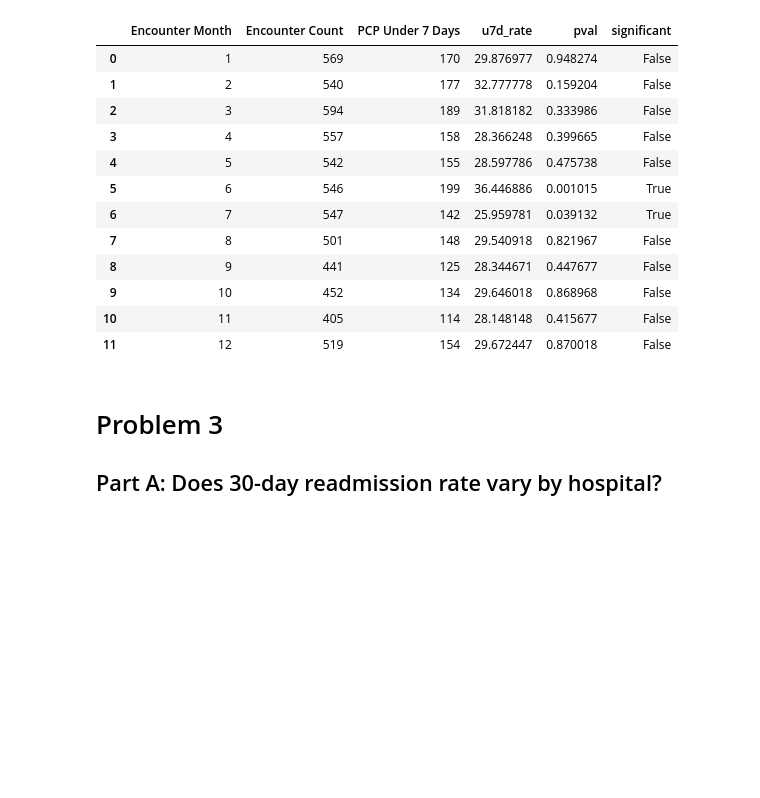
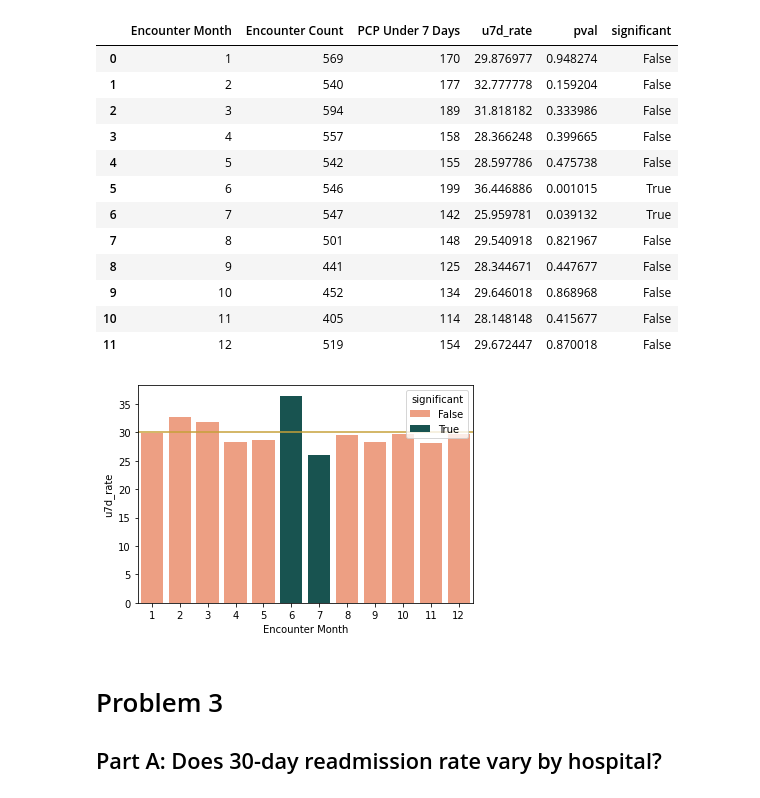
Before and after one commit to jrioross/ursa_health_hospital_readmissions, a Jupyter notebook: ursa_health.ipynb, the cells around one changed output. Drawn from its saved outputs; the diff is of its cells as text; code cells hidden in the pictures; blank space fills up the shorter version.

Commit message:
new function for legend labels, new chart for pcp by calendar month

```diff
--- a/ursa_health.ipynb
+++ b/ursa_health.ipynb
@@ -47,6 +47,13 @@ def significant_only(x, nobs, count, null_hyp, kind = 'two-sided', alpha = 0.1):
      x2 = x[x['significant'] == True]
 
      return x2
+
+def move_legend(ax, new_loc, **kws):
+    old_legend = ax.legend_
+    handles = old_legend.legendHandles
+    labels = [t.get_text() for t in old_legend.get_texts()]
+    title = old_legend.get_title().get_text()
+    ax.legend(handles, labels, loc=new_loc, title=title, **kws)
 # %% [markdown]
 ### Convert date columns to datetime dtype, NPI columns to categories
 # %%
@@ -423,6 +435,23 @@ pvl(x = u7_month_sum,nobs = 'Encounter Count', count = 'PCP Under 7 Days', null_
 | 9 | 10 | 452 | 134 | 29.646018 | 0.868968 | False |
 | 10 | 11 | 405 | 114 | 28.148148 | 0.415677 | False |
 | 11 | 12 | 519 | 154 | 29.672447 | 0.870018 | False |
+# %%
+#chart showing u7d rate aggregated by month (using move_legend
+#function to fix label disappearing from legend)
+ax = sns.barplot(data = u7_month_sum,
+            x = 'Encounter Month',
+            y = 'u7d_rate',
+            hue = 'significant',
+            palette = {True: '#0e5d59', False: '#ff9671'},
+            dodge = False)
+
+move_legend(ax = ax, new_loc = "upper right")
+
+plt.axhline(pcp_u7_rate*100, color = '#c6a139')
+
+plt.savefig('pcp_u7d_by_month', bbox_inches = 'tight', transparent = True)
+# %% [output]
+[figure, added]
 # %% [markdown]
 # Problem 3
 ## Part A: Does 30-day readmission rate vary by hospital?
```
Also changed, not shown: parts of 19 cells of this notebook.
